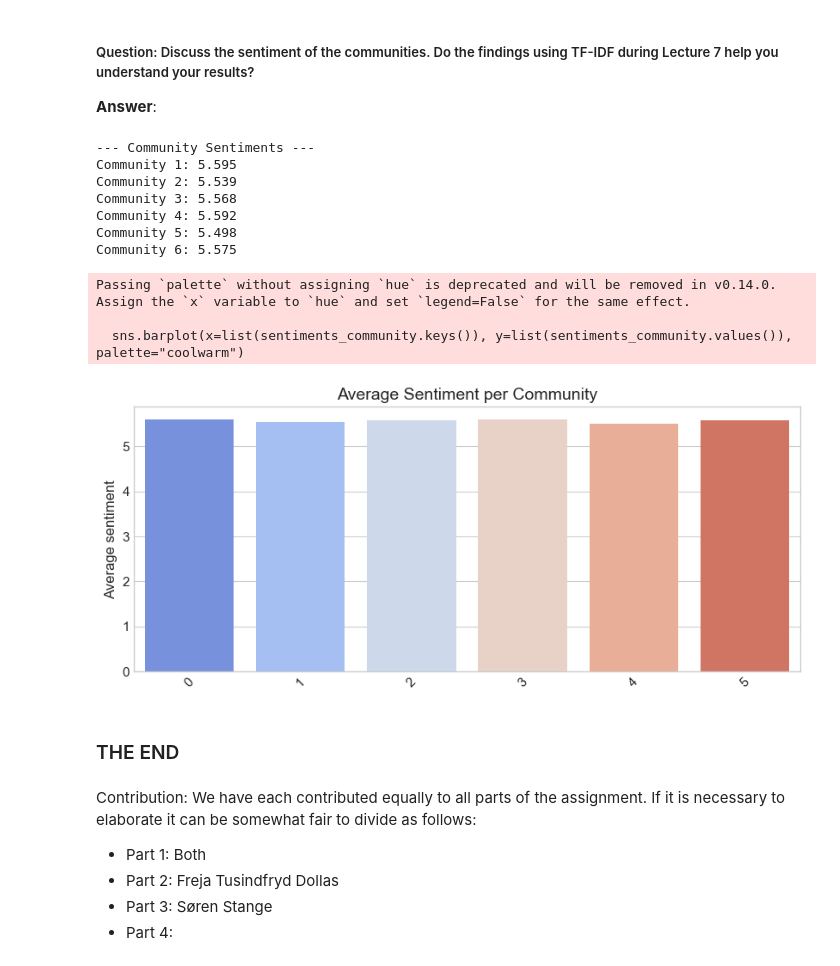
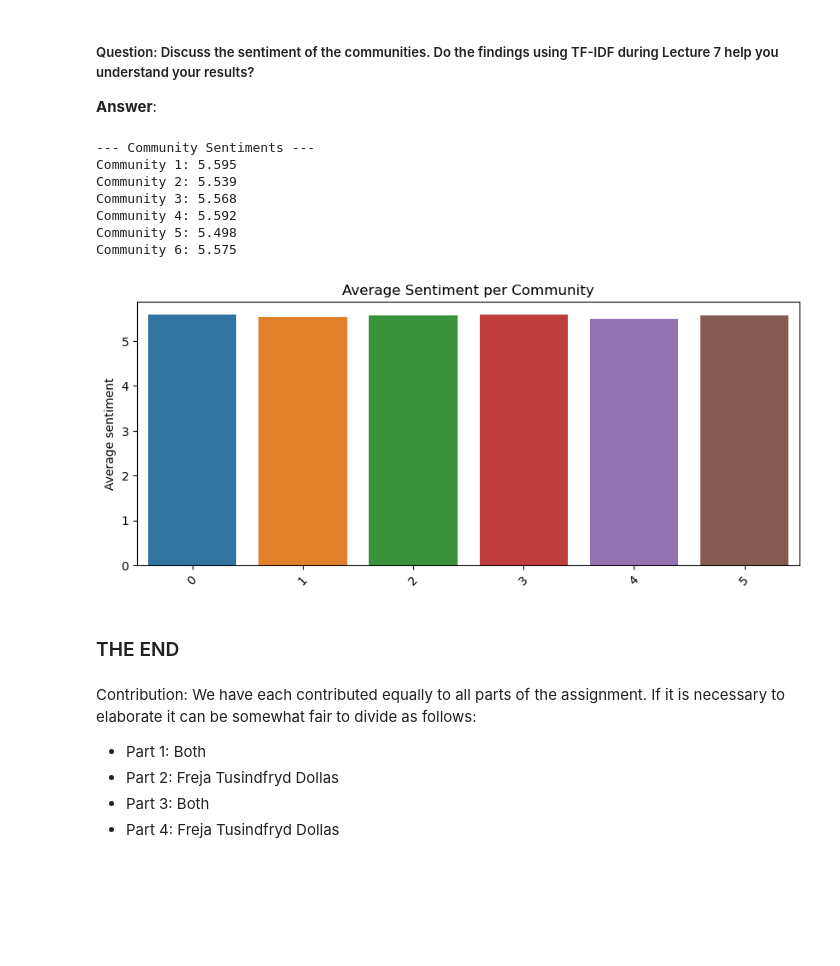
Before and after one commit to sorenstange/02805_Social_graphs_and_interactions, a Jupyter notebook: Assignment_2.ipynb, the cells around one changed output. Cells and saved outputs as stored; diff of their text form; code cells hidden in the pictures; blank space fills up the shorter version.

```diff
--- a/Assignment_2.ipynb
+++ b/Assignment_2.ipynb
@@ -871,6 +860,8 @@ def create_corpus2(wikipedia_data, partition, filter_n=1):
     """
     Create a dictionary {community_name: [list of tokens]}.
     Works for either dict- or list-style partitions.
+    Note: Since the words in the LabMT list are not lemmatized (laghs, laughed etc. are included),
+    so therefore the tokens are not lemmatized. Additionally rare words are not filtered out, only lowercase and removal of punctuation.
     """
     corpus = {}
 
@@ -975,36 +966,33 @@ The narrow spread of the average sentiment implies that across artist pages the
 # %%
 
 corpus = create_corpus2(wikipedia_data, communities_louvain)
 sentiments_community = sentiment_per_community(corpus, word_scores)
 
 print("\n--- Community Sentiments ---")
 for k, v in sentiments_community.items():
     print(f"Community {k+1}: {v:.3f}")
 
 # Bar plot of community sentiment
 plt.figure(figsize=(10,4))
-sns.barplot(x=list(sentiments_community.keys()), y=list(sentiments_community.values()), palette="coolwarm")
+sns.barplot(x=list(sentiments_community.keys()), y=list(sentiments_community.values()))
 plt.xticks(rotation=45)
 plt.ylabel("Average sentiment")
 plt.title("Average Sentiment per Community")
 plt.show()
 # %% [output]
 --- Community Sentiments ---
 Community 1: 5.595
 Community 2: 5.539
 Community 3: 5.568
 Community 4: 5.592
 Community 5: 5.498
 Community 6: 5.575
-Passing `palette` without assigning `hue` is deprecated and will be removed in v0.14.0. Assign the `x` variable to `hue` and set `legend=False` for the same effect.
-
-  sns.barplot(x=list(sentiments_community.keys()), y=list(sentiments_community.values()), palette="coolwarm")
-[figure, old version]
+[figure, new version]
 # %% [markdown]
 ### THE END
 # %% [markdown]
 Contribution: We have each contributed equally to all parts of the assignment. If it is necessary to elaborate it can be somewhat fair to divide as follows:
 - Part 1: Both
 - Part 2: Freja Tusindfryd Dollas
-- Part 3: Søren Stange
-- Part 4:
+- Part 3: Both
+- Part 4: Freja Tusindfryd Dollas
```
Also changed, not shown: parts of 2 cells of this notebook.
